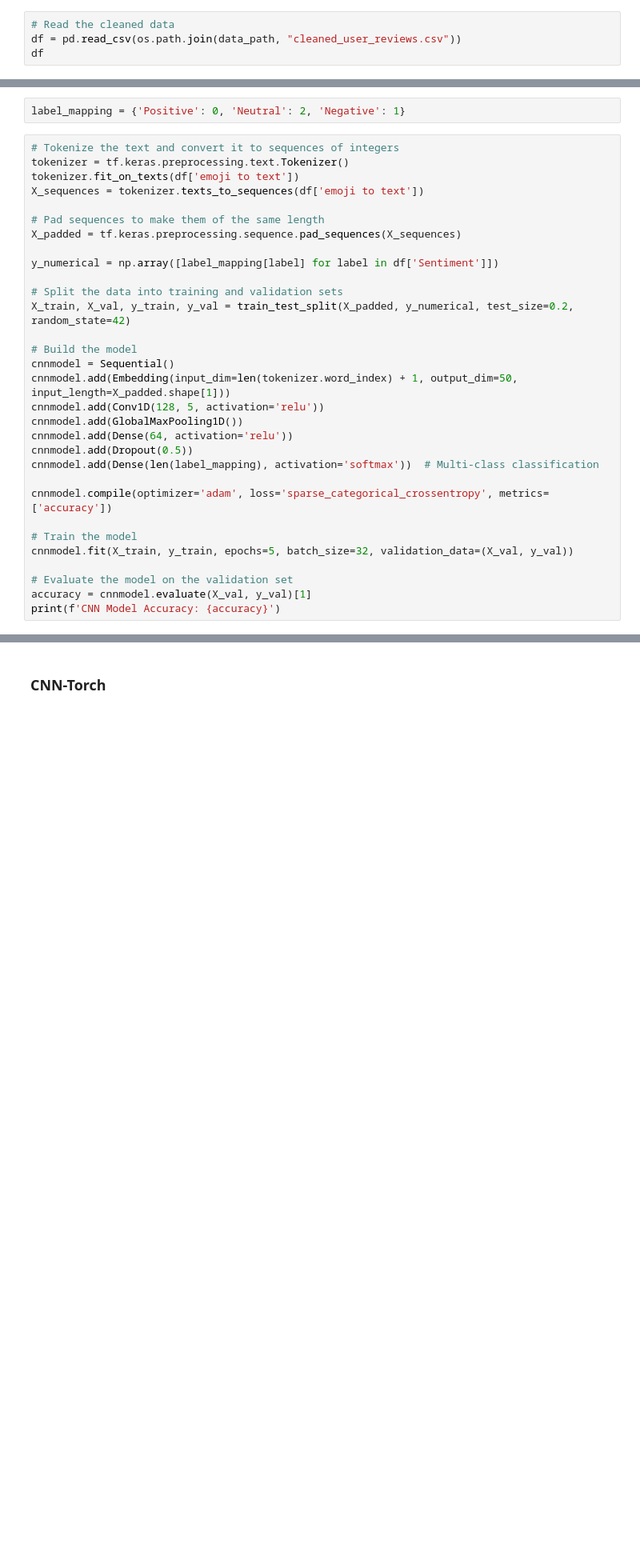
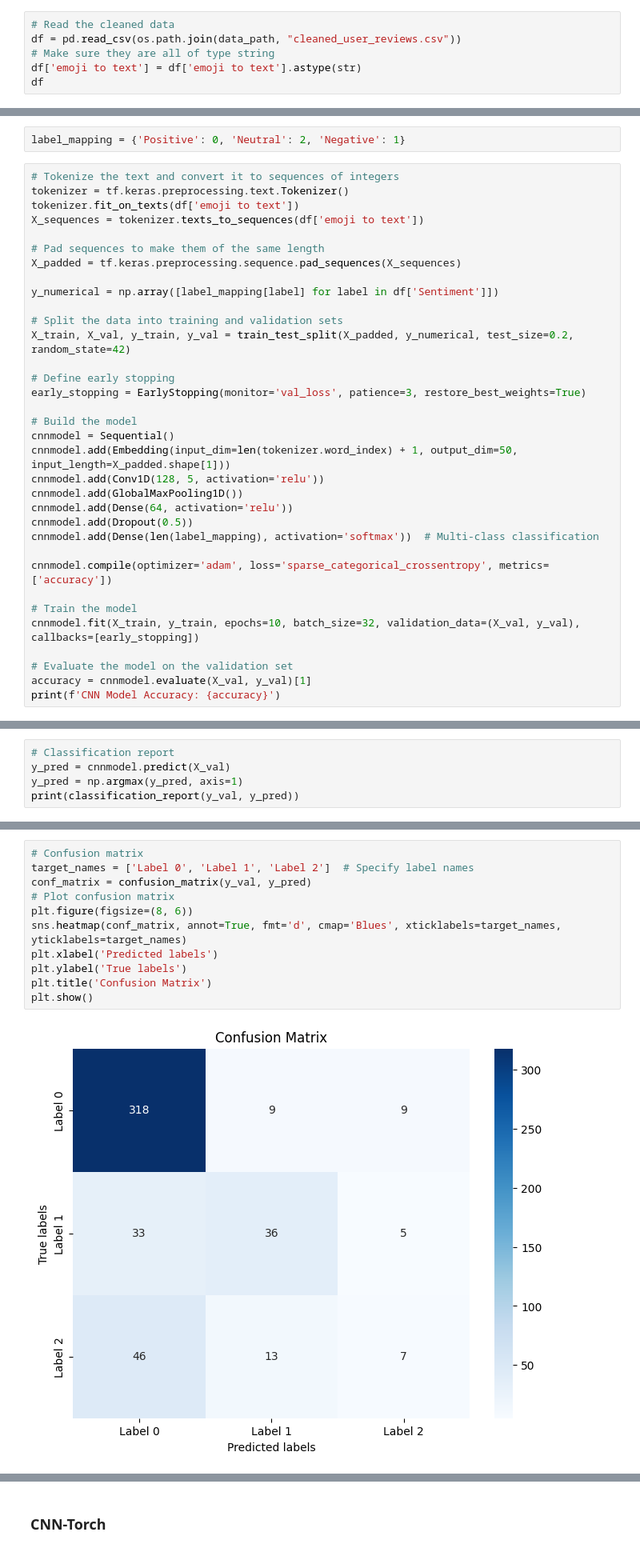
Before and after one commit to tranthanhbinh1/llm-data-aug, a Jupyter notebook: notebooks/llm_data_aug.ipynb, the cells around one changed output, grey strips where cells are left out. Shown: that part at 80% size. Drawn from its saved outputs; the diff is of its cells as text; blank space fills up the shorter version.

```diff
--- a/notebooks/llm_data_aug.ipynb
+++ b/notebooks/llm_data_aug.ipynb
@@ -2051,6 +2051,8 @@ df
 # %%
 # Read the cleaned data
 df = pd.read_csv(os.path.join(data_path, "cleaned_user_reviews.csv"))
+# Make sure they are all of type string
+df['emoji to text'] = df['emoji to text'].astype(str)
 df
 # %% [output]
 |  | Review | Sentiment | tokenized_text | emoji to text | emoji to text + stopwords |
@@ -2769,6 +2708,9 @@ y_numerical = np.array([label_mapping[label] for label in df['Sentiment']])
 # Split the data into training and validation sets
 X_train, X_val, y_train, y_val = train_test_split(X_padded, y_numerical, test_size=0.2, random_state=42)
 
+# Define early stopping
+early_stopping = EarlyStopping(monitor='val_loss', patience=3, restore_best_weights=True)
+
 # Build the model
 cnnmodel = Sequential()
 cnnmodel.add(Embedding(input_dim=len(tokenizer.word_index) + 1, output_dim=50, input_length=X_padded.shape[1]))
@@ -2781,7 +2723,7 @@ cnnmodel.add(Dense(len(label_mapping), activation='softmax'))  # Multi-class cla
 cnnmodel.compile(optimizer='adam', loss='sparse_categorical_crossentropy', metrics=['accuracy'])
 
 # Train the model
-cnnmodel.fit(X_train, y_train, epochs=5, batch_size=32, validation_data=(X_val, y_val))
+cnnmodel.fit(X_train, y_train, epochs=10, batch_size=32, validation_data=(X_val, y_val), callbacks=[early_stopping])
 
 # Evaluate the model on the validation set
 accuracy = cnnmodel.evaluate(X_val, y_val)[1]
@@ -2788,0 +2746,5 @@ print(f'CNN Model Accuracy: {accuracy}')
+# %%
+# Classification report
+y_pred = cnnmodel.predict(X_val)
+y_pred = np.argmax(y_pred, axis=1)
+print(classification_report(y_val, y_pred))
@@ -2789,2 +2762,15 @@ print(f'CNN Model Accuracy: {accuracy}')
+# %%
+# Confusion matrix
+target_names = ['Label 0', 'Label 1', 'Label 2']  # Specify label names
+conf_matrix = confusion_matrix(y_val, y_pred)
+# Plot confusion matrix
+plt.figure(figsize=(8, 6))
+sns.heatmap(conf_matrix, annot=True, fmt='d', cmap='Blues', xticklabels=target_names, yticklabels=target_names)
+plt.xlabel('Predicted labels')
+plt.ylabel('True labels')
+plt.title('Confusion Matrix')
+plt.show()
+# %% [output]
+[figure, added]
 # %%
 import pickle
```
Also changed, not shown: parts of 34 cells of this notebook, 2 other files.
